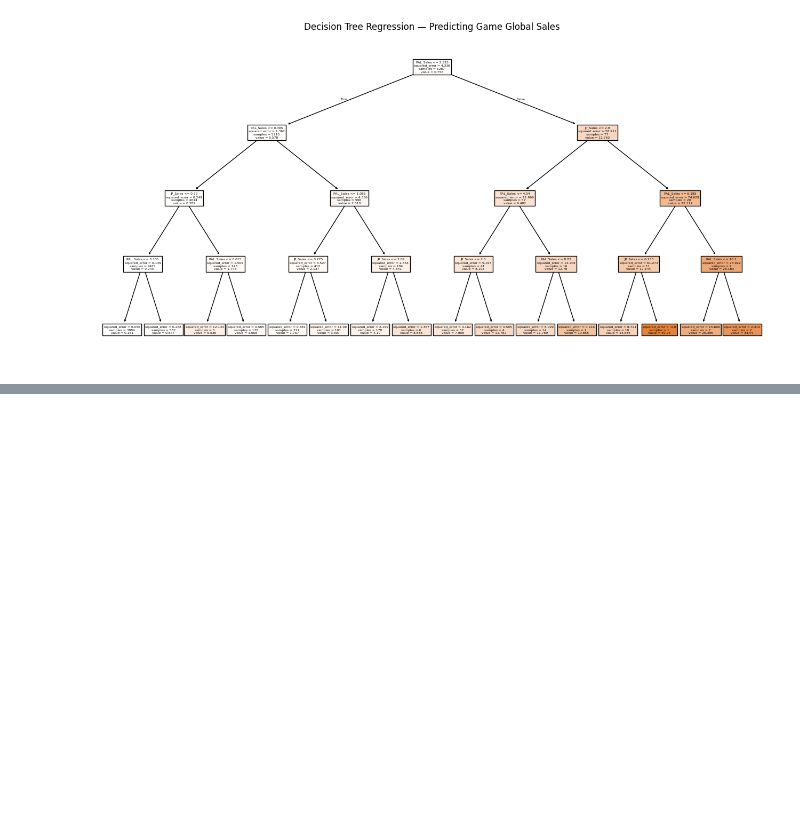
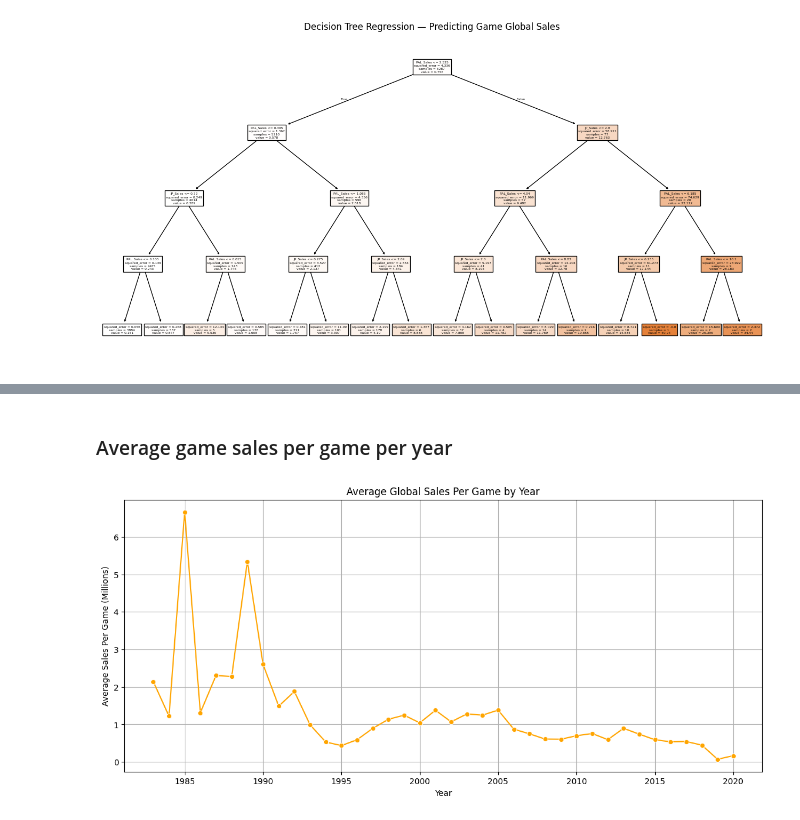
Before and after one commit to MaxShuford/CS456-Final, a Jupyter notebook: MaxShuford_Final_RD.ipynb, the cells around one changed output, grey strips where cells are left out. Cells and saved outputs as stored; diff of their text form; code cells hidden in the pictures; blank space fills up the shorter version.

```diff
--- a/MaxShuford_Final_RD.ipynb
+++ b/MaxShuford_Final_RD.ipynb
@@ -246,0 +363,14 @@ plt.show()
+# %% [markdown]
+### Average game sales per game per year
+# %%
+
+plt.figure(figsize=(14,6))
+sns.lineplot(x=avg_sales_by_year.index, y=avg_sales_by_year.values, marker='o', color='orange')
+plt.title("Average Global Sales Per Game by Year")
+plt.xlabel("Year")
+plt.ylabel("Average Sales Per Game (Millions)")
+plt.grid(True)
+plt.savefig('AverageGameSalesPerYear')
+plt.show()
+# %% [output]
+[figure, added]
```
Also changed, not shown: parts of 38 cells of this notebook.
